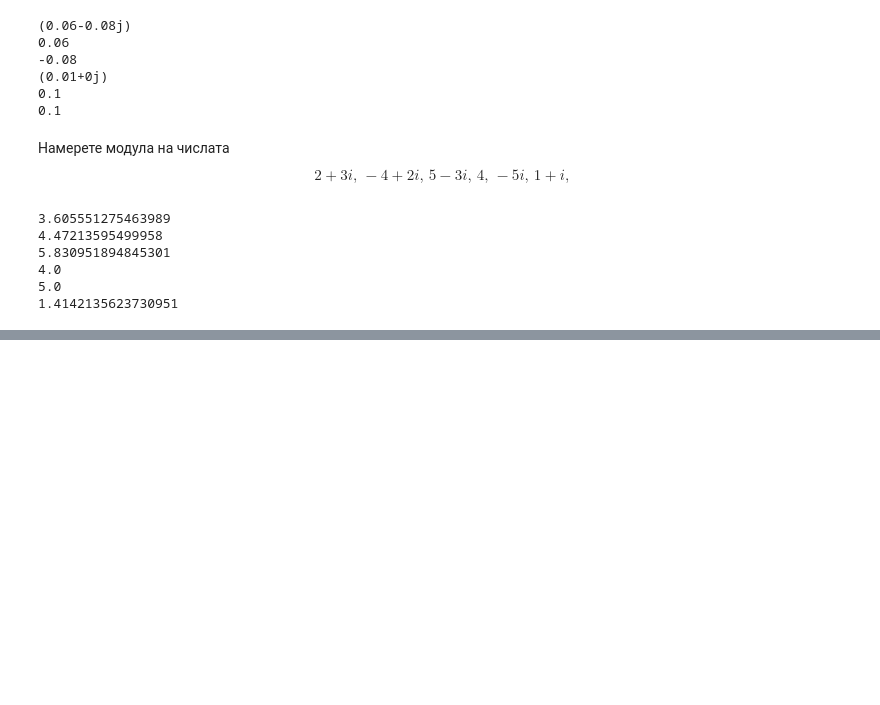
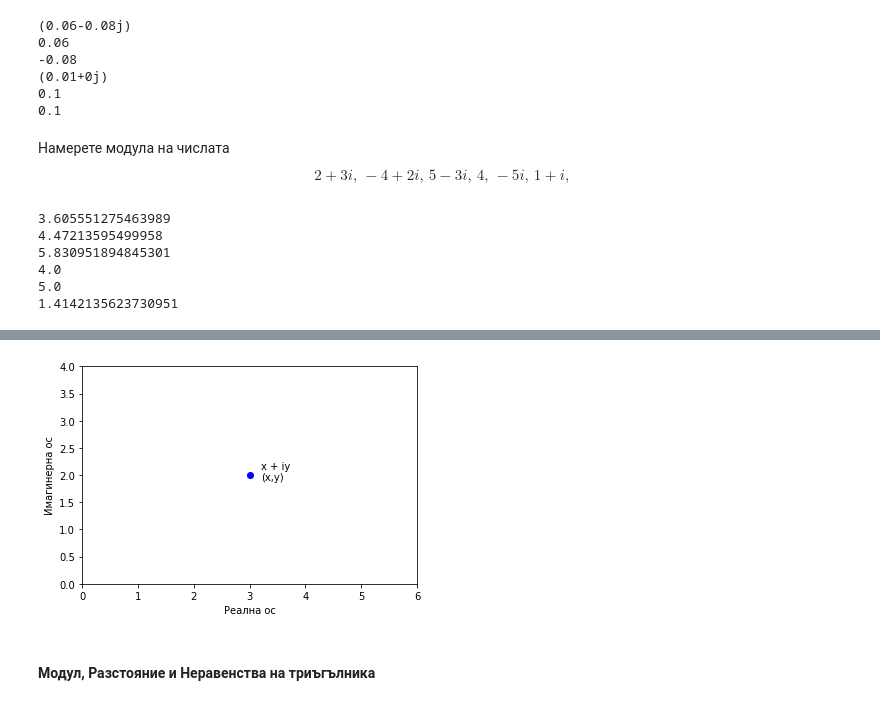
Before and after one commit to ogerassimov/ogi-teach-resources, a Jupyter notebook: ComplexNumbers/ComplexNumbers.ipynb, the cells around one changed output, grey strips where cells are left out. Cells and saved outputs as stored; diff of their text form; code cells hidden in the pictures; blank space fills up the shorter version.

```diff
--- a/ComplexNumbers/ComplexNumbers.ipynb
+++ b/ComplexNumbers/ComplexNumbers.ipynb
@@ -777,3 +786,19 @@ print( mod(1+1j))
+# %%
+z = 3+2j
+
+plt.axis([0, 6, 0, 4])
+plt.xlabel("Реална ос")
+plt.ylabel("Имагинерна ос")
+
+plt.plot([z.real], [z.imag], 'bo')
+plt.annotate('x + iy\n(x,y)', xy=(3, 2), xytext=(3.2, 1.9))
+
+plt.show()
+# %% [output]
+[figure, added]
+# %% [markdown]
+####
+#### Модул, Разстояние и Неравенства на триъгълника
 # %% [markdown]
 ## Тригонометричен Вид на Комплексните Числа
 
```
Also changed, not shown: parts of 5 cells of this notebook.
